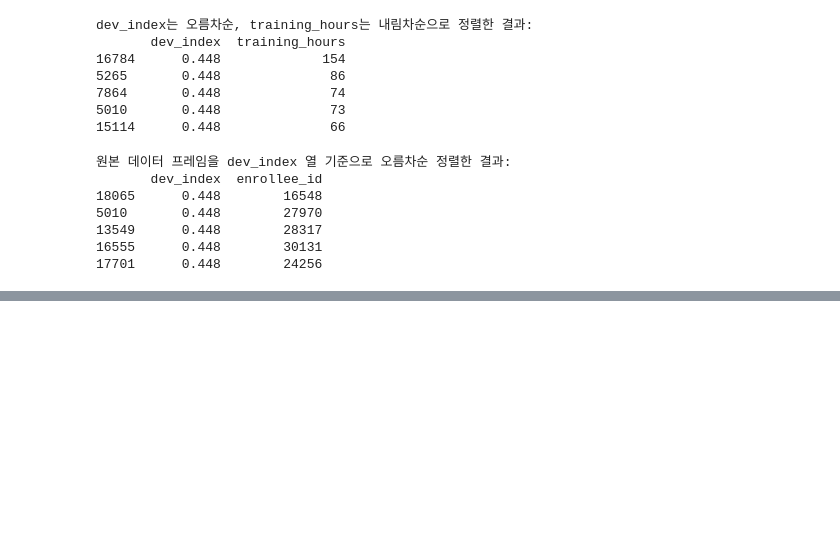
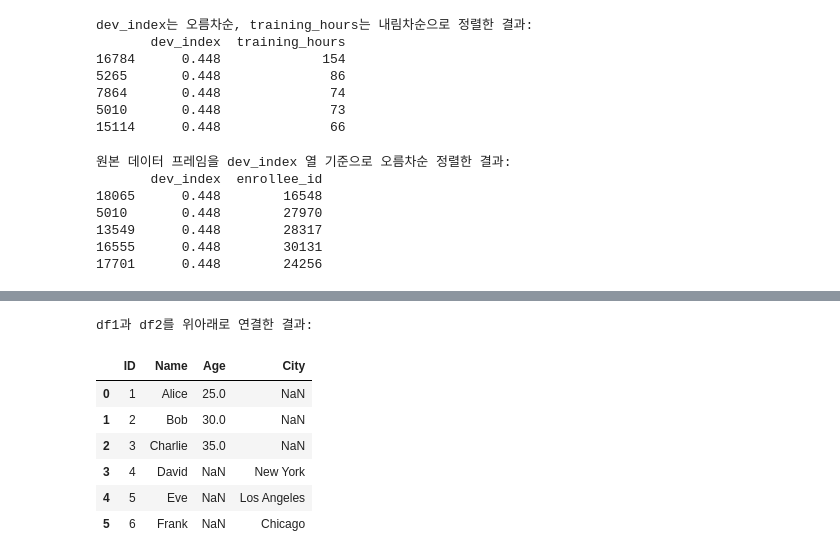
Before and after one commit to redinbluesky/fun-coding-python-data-analysis, a Jupyter notebook: 06-데이터_전처리.ipynb, the cells around one changed output, grey strips where cells are left out. Drawn from its saved outputs; the diff is of its cells as text; code cells hidden in the pictures; blank space fills up the shorter version.

```diff
--- a/06-데이터_전처리.ipynb
+++ b/06-데이터_전처리.ipynb
@@ -589,0 +787,31 @@ print(df[['dev_index', 'enrollee_id']].head())
+# %%
+import pandas as pd
+
+# conat() 메서드를 사용하여 df1, df2 데이터프레임을 위아래로 연결한다.
+#   - join=outer 가 기본값이므로 일치하지 않는 열의 값은 NaN으로 채워진다.
+# 예제 데이터 프레임 생성
+df1 = pd.DataFrame({
+    'ID': [1, 2, 3],
+    'Name': ['Alice', 'Bob', 'Charlie'],
+    'Age': [25, 30, 35]
+})
+
+df2 = pd.DataFrame({
+    'ID': [4, 5, 6],
+    'Name': ['David', 'Eve', 'Frank'],
+    'City': ['New York', 'Los Angeles', 'Chicago']
+})
+
+# df1과 df2를 위아래로 연결
+df_concat = pd.concat([df1, df2], axis=0, ignore_index=True)
+print("df1과 df2를 위아래로 연결한 결과:")
+df_concat
+# %% [output]
+df1과 df2를 위아래로 연결한 결과:
+|  | ID | Name | Age | City |
+| 0 | 1 | Alice | 25.0 | NaN |
+| 1 | 2 | Bob | 30.0 | NaN |
+| 2 | 3 | Charlie | 35.0 | NaN |
+| 3 | 4 | David | NaN | New York |
+| 4 | 5 | Eve | NaN | Los Angeles |
+| 5 | 6 | Frank | NaN | Chicago |
```
Also changed, not shown: parts of 21 cells of this notebook.
